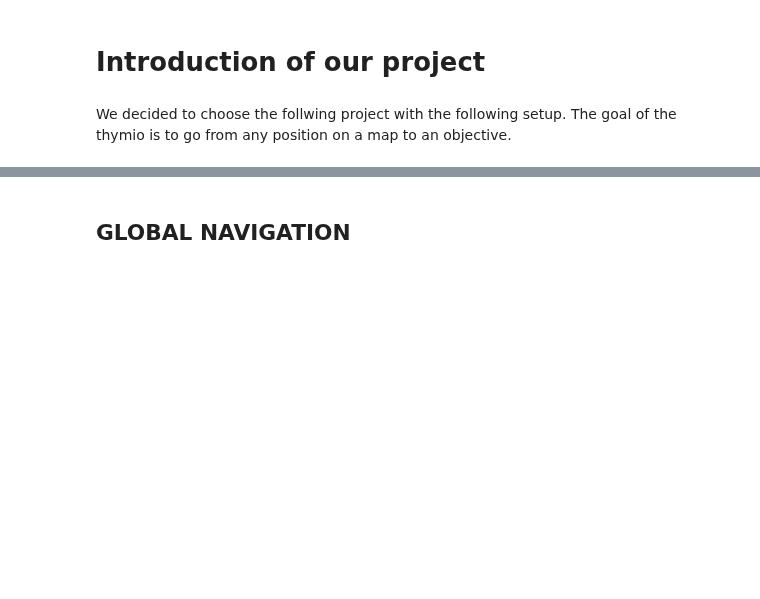
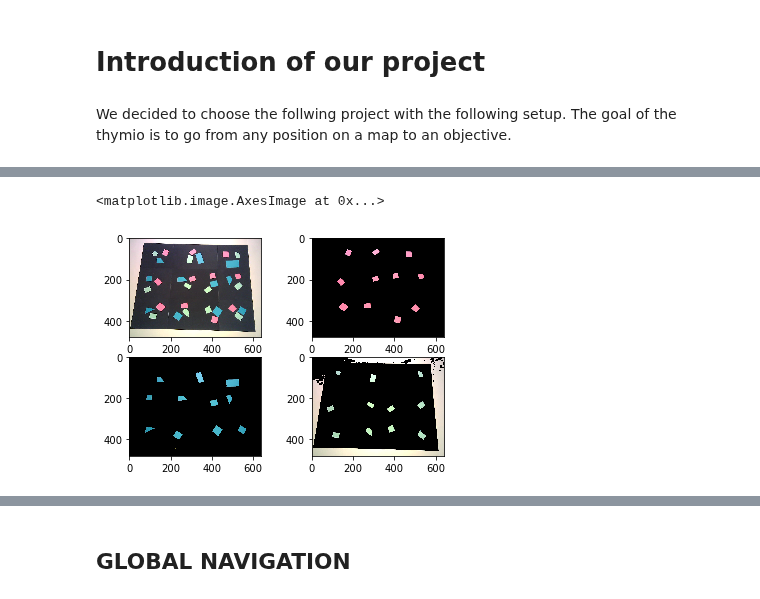
Before and after one commit to RobinJunod/Project_thymio, a Jupyter notebook: main.ipynb, the cells around one changed output, grey strips where cells are left out. Saved outputs shown, nothing was run; the diff lists cells and outputs as text; code cells hidden in the pictures; blank space fills up the shorter version.

```diff
--- a/main.ipynb
+++ b/main.ipynb
@@ -36,0 +88,15 @@ We decided to choose the follwing project with the following setup. The goal of
+# %%
+img_name = 'img_presentation/Calibration_Colors.png'
+img_color = cv2.imread(img_name, cv2.IMREAD_COLOR)
+_, _, red = vision.colorFilter(img_color,vision.RED_L, vision.RED_H)
+_, _, blue = vision.colorFilter(img_color,vision.BLUE_L, vision.BLUE_H)
+_, _, green = vision.colorFilter(img_color,vision.GREEN_L, vision.GREEN_H)
+
+fig, ((ax1, ax2),(ax3,ax4)) = plt.subplots(2,2)
+ax1.imshow(img_color[:,:,::-1])
+ax2.imshow(red[:,:,::-1])
+ax3.imshow(blue[:,:,::-1])
+ax4.imshow(green[:,:,::-1])
+# %% [output]
+<matplotlib.image.AxesImage at 0x...>
+[figure, added]
```
Also changed, not shown: parts of 18 cells of this notebook, 2 other files.
